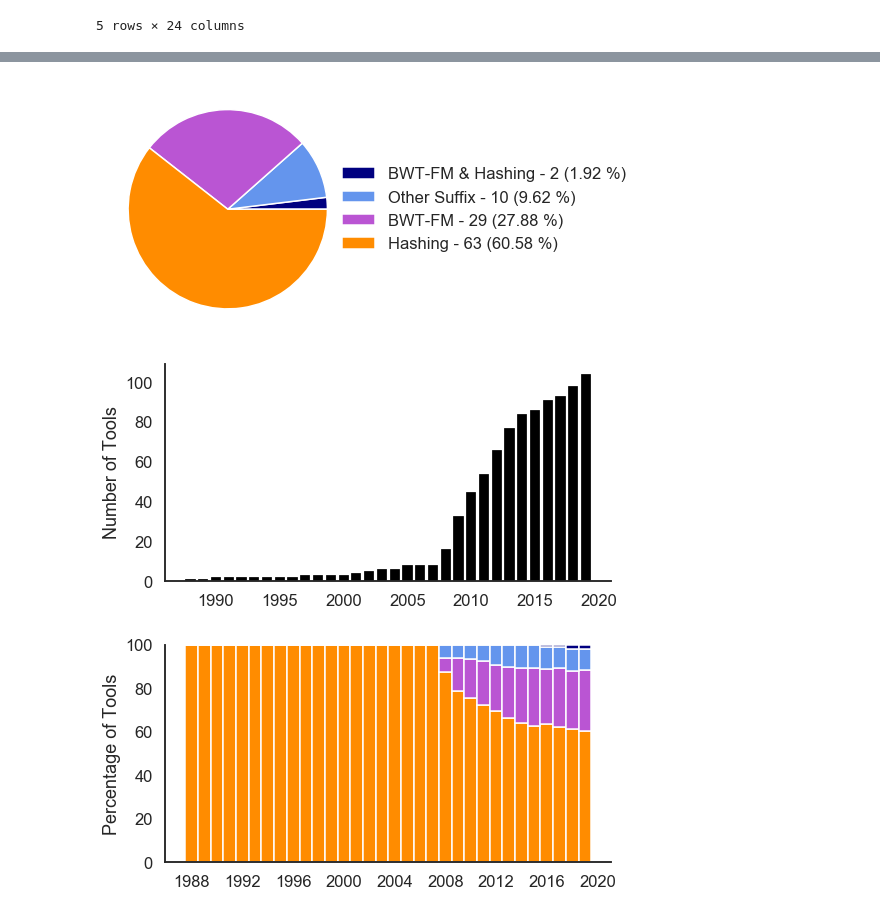
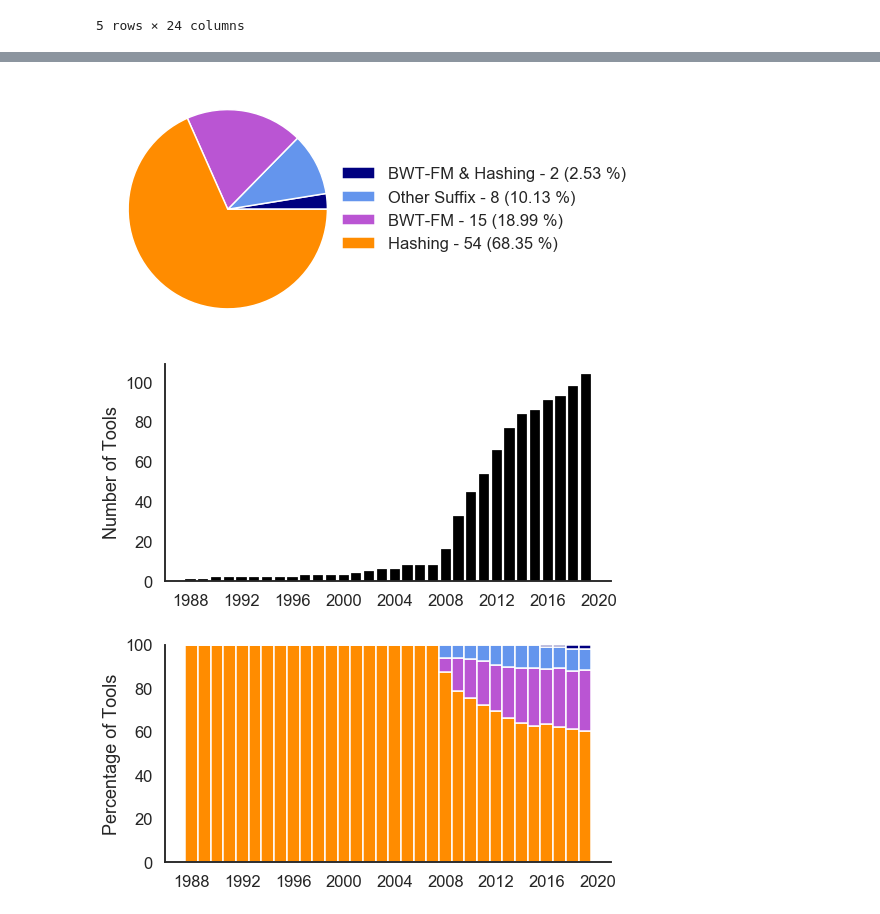
Before and after one commit to Mangul-Lab-USC/review-technology-dictates-algorithms, a Jupyter notebook: notebooks/Figure2.ipynb, the cells around one changed output, grey strips where cells are left out. Drawn from its saved outputs; the diff is of its cells as text; code cells hidden in the pictures.

```diff
--- a/notebooks/Figure2.ipynb
+++ b/notebooks/Figure2.ipynb
@@ -60,18 +81,18 @@ local_clrs = ['orange', 'deepskyblue', 'chocolate', 'gold', 'royalblue', 'lights
 # %%
 plt.figure(figsize=(11,4))
 sns.set_style('white')
 sns.set_context('talk')
-idx_group = data_year.groupby('index').count().sort_values('aligner', ascending=True)
+idx_group = data_year.loc[data_year['application'].str.contains('DNA'), :].groupby('index').count().sort_values('aligner', ascending=True)
 patches, texts = plt.pie(idx_group.aligner, colors=index_clrs[::-1])
 pct = 100.*idx_group.aligner/idx_group.aligner.sum()
 labels = ['{0} - {1} ({2:2.2f} %)'.format(i,j,k) for i,j,k in zip(idx_group.index, idx_group.aligner, pct)]
 plt.legend(patches, labels, loc='center left', bbox_to_anchor=(.9, .5), frameon=False)
 #plt.show()
 plt.tight_layout()
 plt.savefig('../figures/Figure2_a_0.png')
 plt.savefig('../figures/Figure2_a_0.pdf')
 # %% [output]
-[figure, old version]
+[figure, new version]
 # %%
 plt.figure(figsize=(8,4))
 
@@ -99,13 +120,14 @@ barWidth = 1
 plt.bar(x, Total, color='black', linewidth=.25)
 #plt.xticks(range(min(data_year['year_of_pub']), max(data_year['year_of_pub'])+2, 4))
 plt.ylabel("Number of Tools")
+plt.xticks(range(min(data_year['year_of_pub']), max(data_year['year_of_pub'])+2, 4))
 sns.despine()
 
 #plt.show()
 plt.savefig('../figures/Figure2_a_3.png')
 plt.savefig('../figures/Figure2_a_3.pdf')
 # %% [output]
-[figure, old version]
+[figure, new version]
 # %%
 plt.figure(figsize=(8,4))
 
```
Also changed, not shown: parts of 10 cells of this notebook, 56 other files.
